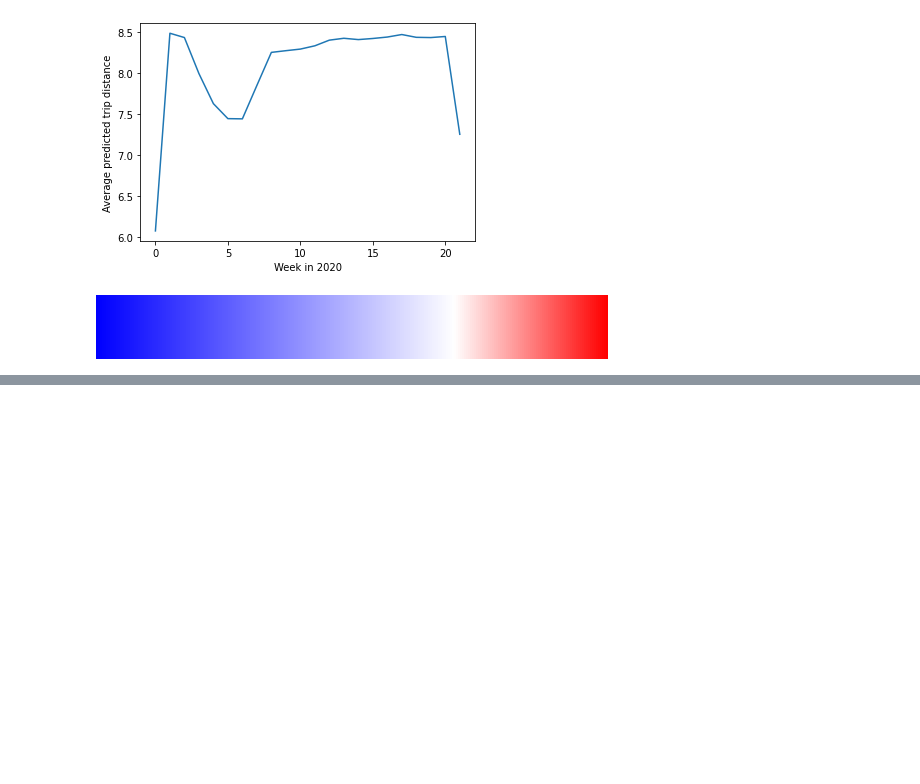
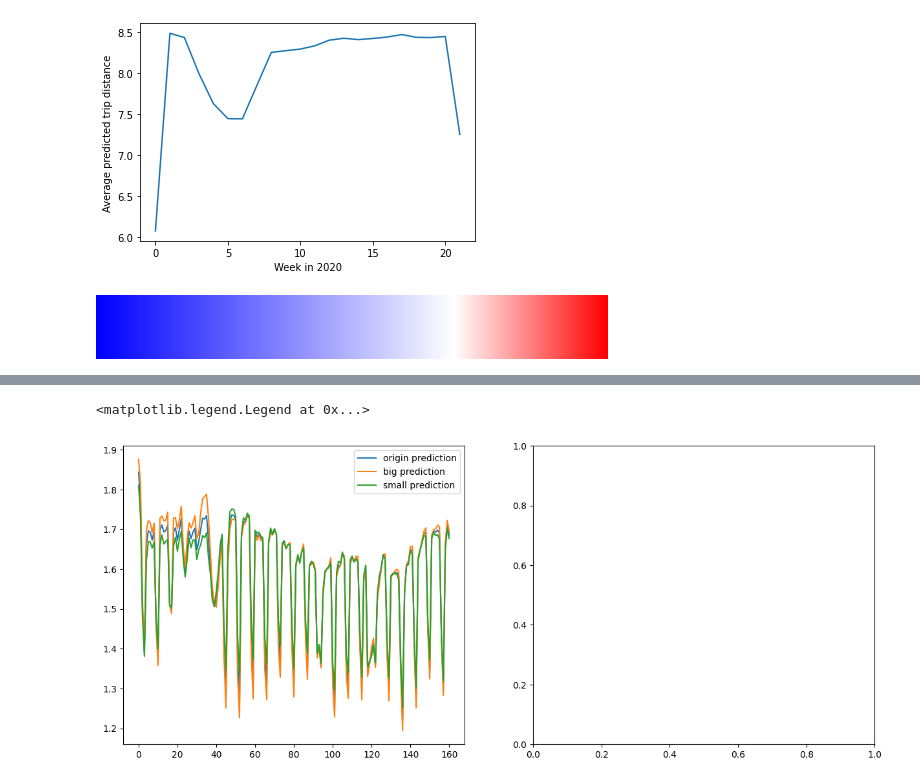
Before and after one commit to HuangNX/Conformity_Casual_Inferance, a Jupyter notebook: try_ATE.ipynb, the cells around one changed output, grey strips where cells are left out. Saved outputs shown, nothing was run; the diff lists cells and outputs as text; code cells hidden in the pictures; blank space fills up the shorter version.

```diff
--- a/try_ATE.ipynb
+++ b/try_ATE.ipynb
@@ -1092,0 +1212,17 @@ linear_cmap
+# %%
+# 2019年平均预测
+fig, ax = plt.subplots(1,2,figsize=(15, 6))
+ax[0].plot(np.mean(prediction, axis=0), label="origin prediction")
+ax[0].plot(np.mean(prediction_plus, axis=0), label="big prediction")
+ax[0].plot(np.mean(prediction_minus, axis=0), label="small prediction")
+ax[0].legend()
+
+# ax[1].plot(np.mean(prediction, axis=0), label="origin prediction")
+# ax[1].plot(np.mean(prediction_plus, axis=0), label="big prediction")
+# ax[1].plot(np.mean(prediction_minus, axis=0), label="small prediction")
+# ax[1].legend()
+# ax[1].set_xlim([40,60])
+# ax[1].set_ylim([0.4, 0.8])
+# %% [output]
+<matplotlib.legend.Legend at 0x...>
+[figure, added]
```
Also changed, not shown: parts of 57 cells of this notebook, 21 other files.
